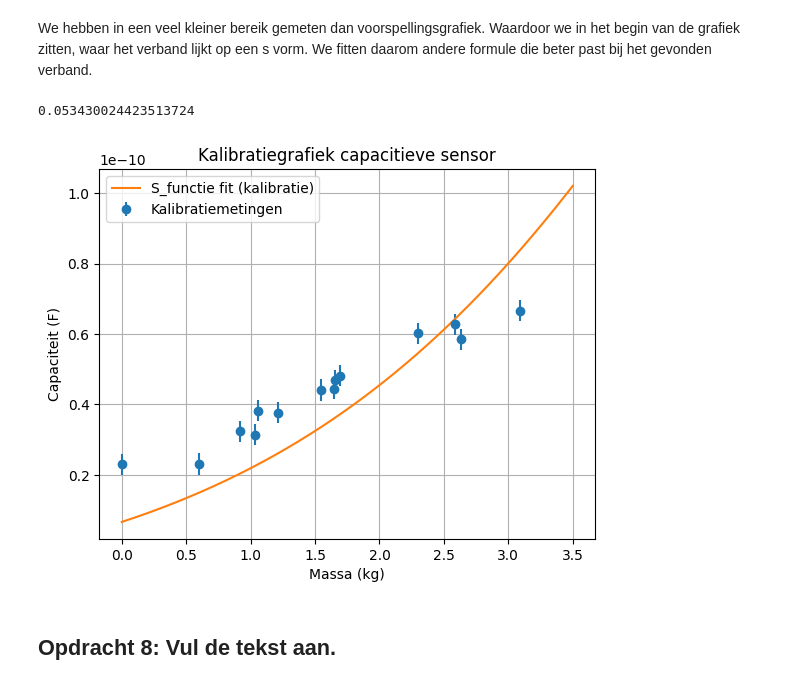
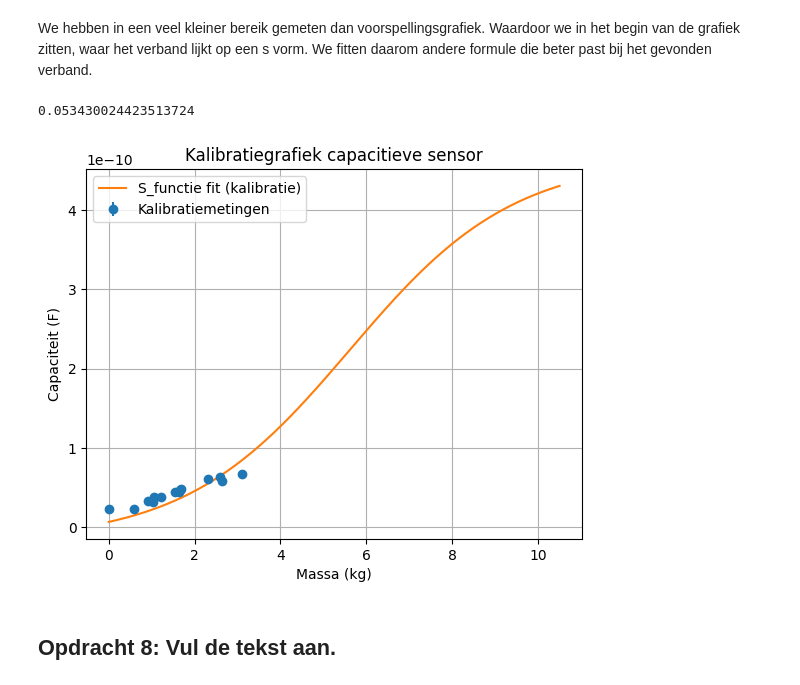
Before and after one commit to korne-Hoendervangers/opdrachten-DEF-D-KorneHoendervangers, a Jupyter notebook: FysiekeOntwerpopdrachten/2OntwerpEenSensorCondensator/DEFOntwerpopdracht2OntwerpEenSensorInvulTemplate.ipynb, the cells around one changed output. Saved outputs shown, nothing was run; the diff lists cells and outputs as text; code cells hidden in the pictures.

```diff
--- a/FysiekeOntwerpopdrachten/2OntwerpEenSensorCondensator/DEFOntwerpopdracht2OntwerpEenSensorInvulTemplate.ipynb
+++ b/FysiekeOntwerpopdrachten/2OntwerpEenSensorCondensator/DEFOntwerpopdracht2OntwerpEenSensorInvulTemplate.ipynb
@@ -181,33 +181,33 @@ We hebben in een veel kleiner bereik gemeten dan voorspellingsgrafiek. Waardoor
 # %%
 import numpy as np
 import matplotlib.pyplot as plt
 from scipy.optimize import curve_fit
 
 Massa_kalibratie = np.array([0,600.3,1033,1692.4,3093.1,2635.3,1546.4,1060.8,919.5,1209.7,1643.3,2302.0,2589.1,1656.1])/1000
 
 Capaciteit_kalibratie = np.array([23,23.1,31.4,48.2,66.6,58.5,44.1,38.2,32.4,37.6,44.5,60.2,62.8,46.9])*10**-12
 
 onzekerheid_C = 3 *10**-12 # F
 
 popt, pcov = curve_fit(ontwerpfit, Massa_kalibratie, Capaciteit_kalibratie)
 
-m_plot = np.linspace(0, 3.500, 300)
+m_plot = np.linspace(0, 10.500, 300)
 print(*popt)
 plt.figure()
 plt.errorbar(Massa_kalibratie, Capaciteit_kalibratie,yerr=onzekerheid_C, fmt='o', label='Kalibratiemetingen')
 
 plt.plot(m_plot, ontwerpfit(m_plot, *popt),label='S_functie fit (kalibratie)')
 
 
 plt.xlabel('Massa (kg)')
 plt.ylabel('Capaciteit (F)')
 plt.title('Kalibratiegrafiek capacitieve sensor')
 plt.grid()
 plt.legend()
 plt.show()
 # %% [output]
 0.053430024423513724
-[figure, old version]
+[figure, new version]
 # %% [markdown]
 ## Opdracht 8: Vul de tekst aan.
 # %% [markdown]
```
Also changed, not shown: parts of 2 cells of this notebook, 1 other file.
